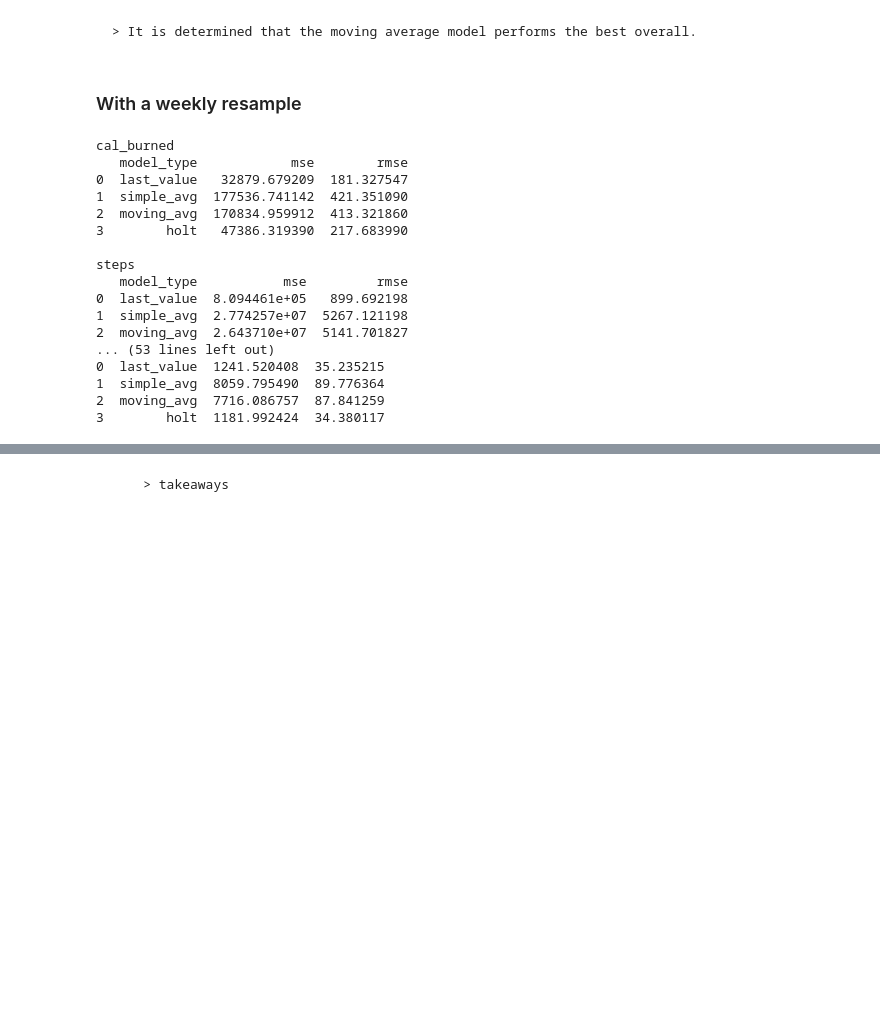
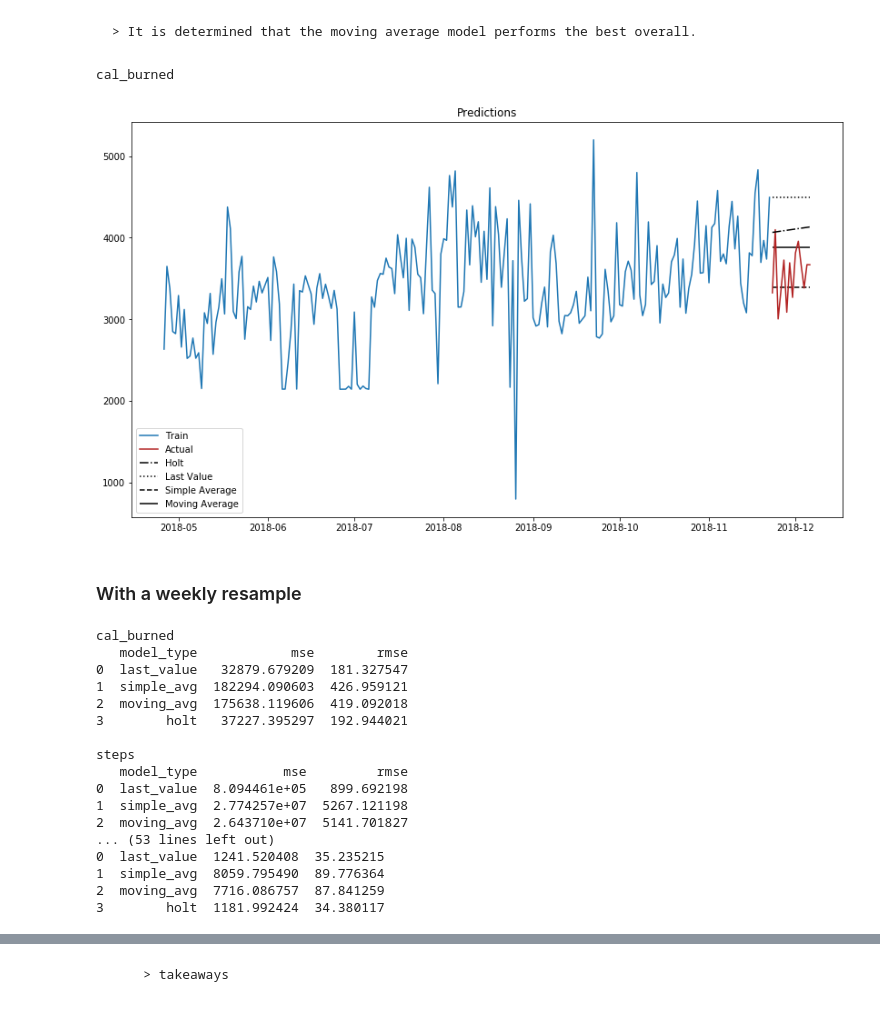
Before and after one commit to Dom-Misty/fit_bit_project, a Jupyter notebook: fitbit-pipeline.ipynb, the cells around one changed output, grey strips where cells are left out. Cells and saved outputs as stored; diff of their text form; code cells hidden in the pictures; blank space fills up the shorter version.

Commit message:
prettier model plots

```diff
--- a/fitbit-pipeline.ipynb
+++ b/fitbit-pipeline.ipynb
@@ -420,6 +401,14 @@ steps
 3        holt   7817.869176   88.418715
 # %% [markdown]
     > It is determined that the moving average model performs the best overall.
+# %%
+for col in train1.columns:
+    print(col)
+    model.plot_figures(train1[col], test1[col])
+#     plt.title("test hi {}".format(col))
+# %% [output]
+cal_burned
+[figure, added]
 # %% [markdown]
 ### With a weekly resample
 # %%
@@ -431,9 +420,9 @@ for col in train2.columns:
 cal_burned
    model_type            mse        rmse
 0  last_value   32879.679209  181.327547
-1  simple_avg  177536.741142  421.351090
-2  moving_avg  170834.959912  413.321860
-3        holt   47386.319390  217.683990
+1  simple_avg  182294.090603  426.959121
+2  moving_avg  175638.119606  419.092018
+3        holt   37227.395297  192.944021
 
 steps
    model_type           mse         rmse
```
Also changed, not shown: parts of 13 cells of this notebook, 1 other file.
